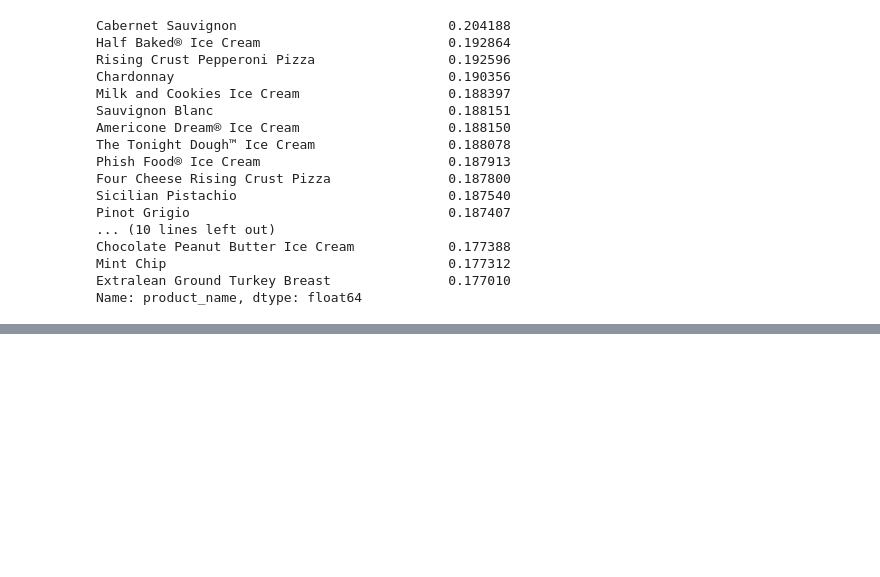
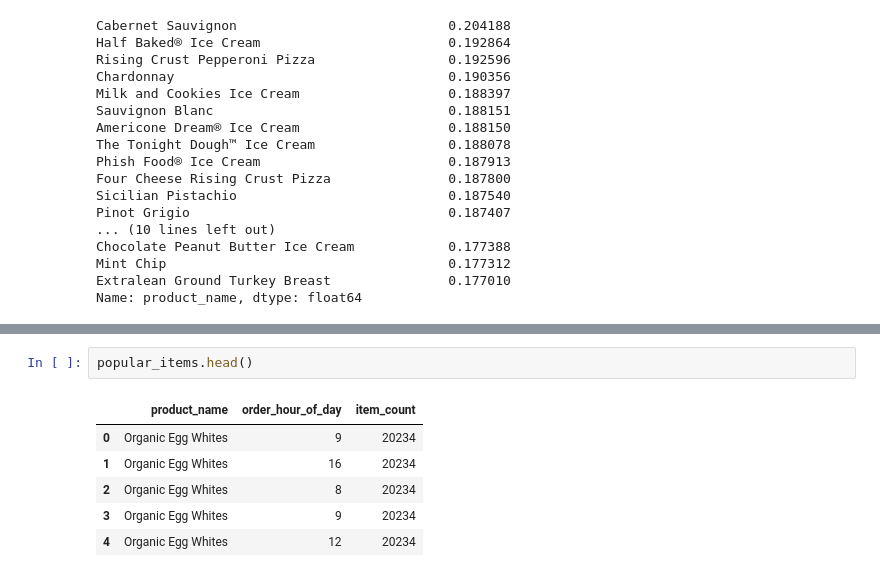
Before and after one commit to bloominstituteoftechnology/DS-Unit-1-Sprint-2-Data-Wrangling-and-Storytelling, a Jupyter notebook: module2-join-datasets/LS_DS_122_Join_datasets.ipynb, the cells around one changed output, grey strips where cells are left out. Drawn from its saved outputs; the diff is of its cells as text; blank space fills up the shorter version.

```diff
--- a/module2-join-datasets/LS_DS_122_Join_datasets.ipynb
+++ b/module2-join-datasets/LS_DS_122_Join_datasets.ipynb
@@ -486,0 +501,9 @@ Name: product_name, dtype: float64
+# %%
+popular_items.head()
+# %% [output]
+|  | product_name | order_hour_of_day | item_count |
+| 0 | Organic Egg Whites | 9 | 20234 |
+| 1 | Organic Egg Whites | 16 | 20234 |
+| 2 | Organic Egg Whites | 8 | 20234 |
+| 3 | Organic Egg Whites | 9 | 20234 |
+| 4 | Organic Egg Whites | 12 | 20234 |
```
Also changed, not shown: parts of 12 cells of this notebook.
